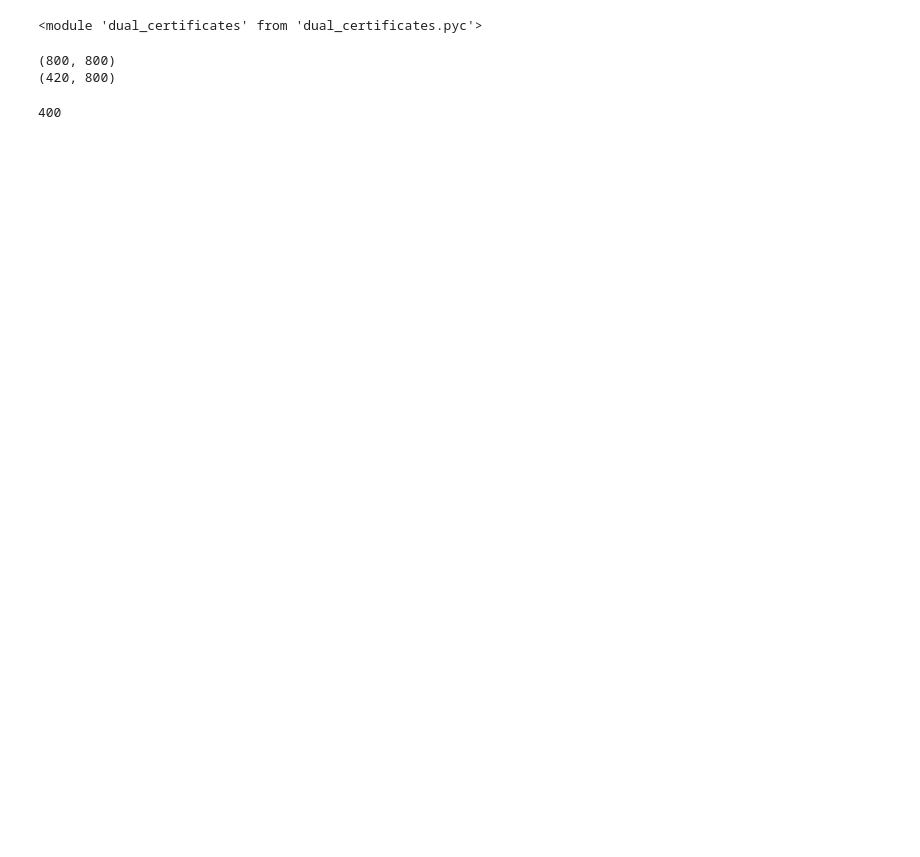
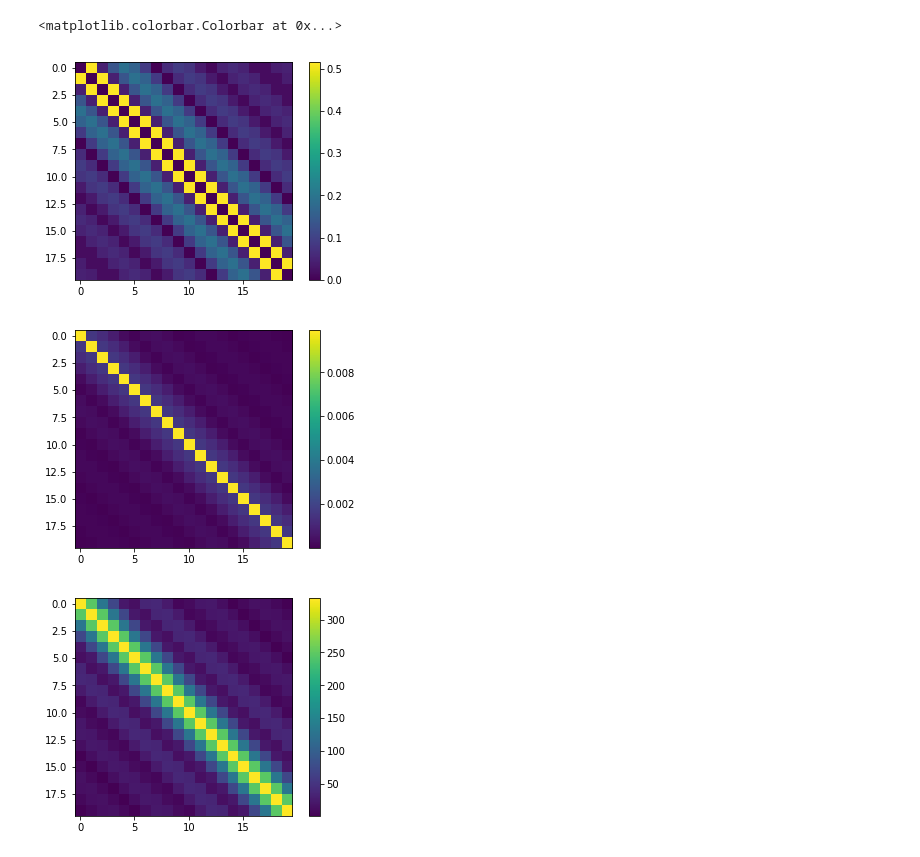
Before and after one commit to eonaran/sr_multisignals, a Jupyter notebook: L2 Minimization Closed Form.ipynb, the cells around one changed output. Cells and saved outputs as stored; diff of their text form; code cells hidden in the pictures; blank space fills up the shorter version.

```diff
--- a/L2 Minimization Closed Form.ipynb
+++ b/L2 Minimization Closed Form.ipynb
@@ -22,9 +22,5 @@ kernel = trig_poly.TrigPoly.dirichlet(fc)
 
 support = test_data.jittered_supports(N, min_separation=min_separation)
 sign_pattern = test_data.uniform_sign_pattern_multidim(N, m)
-# %%
-reload(dual_certificates)
-# %% [output]
-<module 'dual_certificates' from 'dual_certificates.pyc'>
 # %%
 zeros = np.zeros((N, N))
@@ -34,12 +32,19 @@ G = np.kron(
 A, y = dual_certificates._interpolator_linear_constraints(kernel, support, sign_pattern)
-# %%
-print G.shape
-print A.shape
-# %% [output]
-(800, 800)
-(420, 800)
-# %%
-2 * m * support.shape[0]
-# %% [output]
-400
+# %%
+plt.figure(0)
+plt.imshow(np.absolute(kernel.inners_of_shifts_and_derivative_shifts(support)))
+plt.colorbar()
+
+plt.figure(1)
+plt.imshow(np.absolute(kernel.inners_of_shifts(support)))
+plt.colorbar()
+
+plt.figure(2)
+plt.imshow(np.absolute(kernel.derivative().inners_of_shifts(support)))
+plt.colorbar()
+# %% [output]
+<matplotlib.colorbar.Colorbar at 0x...>
+[figure, added]
+[figure, added]
+[figure, added]
 # %%
```
Also changed, not shown: parts of 13 cells of this notebook, 6 other files.
